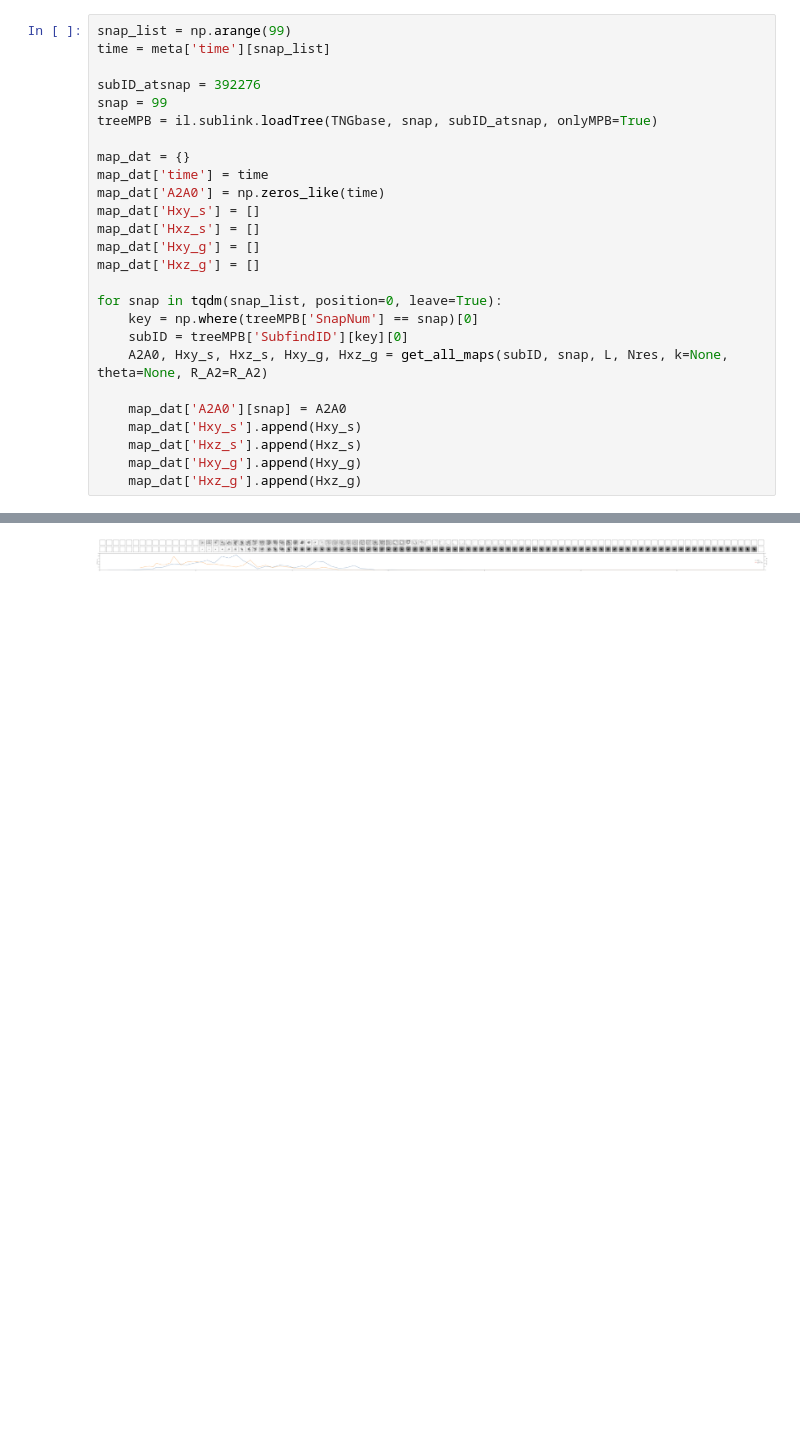
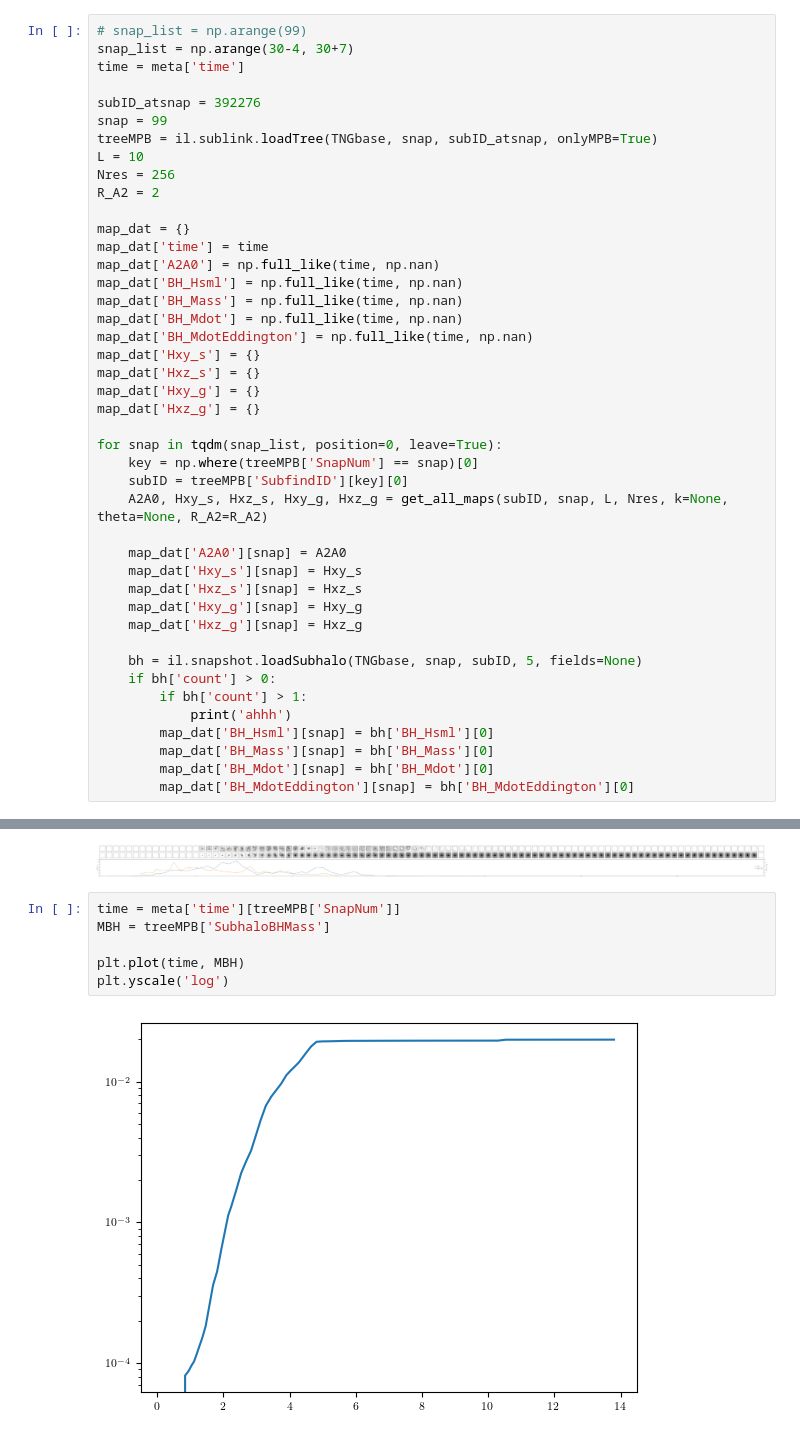
Before and after one commit to gusbeane/Mgdec, a Jupyter notebook: plots/images/images.ipynb, the cells around one changed output, grey strips where cells are left out. Cells and saved outputs as stored; diff of their text form; blank space fills up the shorter version.

```diff
--- a/plots/images/images.ipynb
+++ b/plots/images/images.ipynb
@@ -339,18 +348,26 @@ snap_list = np.arange(30 - 3, 30 + 6)
 # %%
-snap_list = np.arange(99)
-time = meta['time'][snap_list]
+# snap_list = np.arange(99)
+snap_list = np.arange(30-4, 30+7)
+time = meta['time']
 
 subID_atsnap = 392276
 snap = 99
 treeMPB = il.sublink.loadTree(TNGbase, snap, subID_atsnap, onlyMPB=True)
+L = 10
+Nres = 256
+R_A2 = 2
 
 map_dat = {}
 map_dat['time'] = time
-map_dat['A2A0'] = np.zeros_like(time)
-map_dat['Hxy_s'] = []
-map_dat['Hxz_s'] = []
-map_dat['Hxy_g'] = []
-map_dat['Hxz_g'] = []
+map_dat['A2A0'] = np.full_like(time, np.nan)
+map_dat['BH_Hsml'] = np.full_like(time, np.nan)
+map_dat['BH_Mass'] = np.full_like(time, np.nan)
+map_dat['BH_Mdot'] = np.full_like(time, np.nan)
+map_dat['BH_MdotEddington'] = np.full_like(time, np.nan)
+map_dat['Hxy_s'] = {}
+map_dat['Hxz_s'] = {}
+map_dat['Hxy_g'] = {}
+map_dat['Hxz_g'] = {}
 
 for snap in tqdm(snap_list, position=0, leave=True):
     key = np.where(treeMPB['SnapNum'] == snap)[0]
@@ -358,7 +375,16 @@ for snap in tqdm(snap_list, position=0, leave=True):
     A2A0, Hxy_s, Hxz_s, Hxy_g, Hxz_g = get_all_maps(subID, snap, L, Nres, k=None, theta=None, R_A2=R_A2)
 
     map_dat['A2A0'][snap] = A2A0
-    map_dat['Hxy_s'].append(Hxy_s)
-    map_dat['Hxz_s'].append(Hxz_s)
-    map_dat['Hxy_g'].append(Hxy_g)
-    map_dat['Hxz_g'].append(Hxz_g)
+    map_dat['Hxy_s'][snap] = Hxy_s
+    map_dat['Hxz_s'][snap] = Hxz_s
+    map_dat['Hxy_g'][snap] = Hxy_g
+    map_dat['Hxz_g'][snap] = Hxz_g
+
+    bh = il.snapshot.loadSubhalo(TNGbase, snap, subID, 5, fields=None)
+    if bh['count'] > 0:
+        if bh['count'] > 1:
+            print('ahhh')
+        map_dat['BH_Hsml'][snap] = bh['BH_Hsml'][0]
+        map_dat['BH_Mass'][snap] = bh['BH_Mass'][0]
+        map_dat['BH_Mdot'][snap] = bh['BH_Mdot'][0]
+        map_dat['BH_MdotEddington'][snap] = bh['BH_MdotEddington'][0]
@@ -559,3 +626,11 @@ fig.savefig('alyssa_all.pdf')
 plt.show()
 # %% [output]
 [figure]
+# %%
+time = meta['time'][treeMPB['SnapNum']]
+MBH = treeMPB['SubhaloBHMass']
+
+plt.plot(time, MBH)
+plt.yscale('log')
+# %% [output]
+[figure, added]
```
Also changed, not shown: parts of 10 cells of this notebook, 5 other files.
